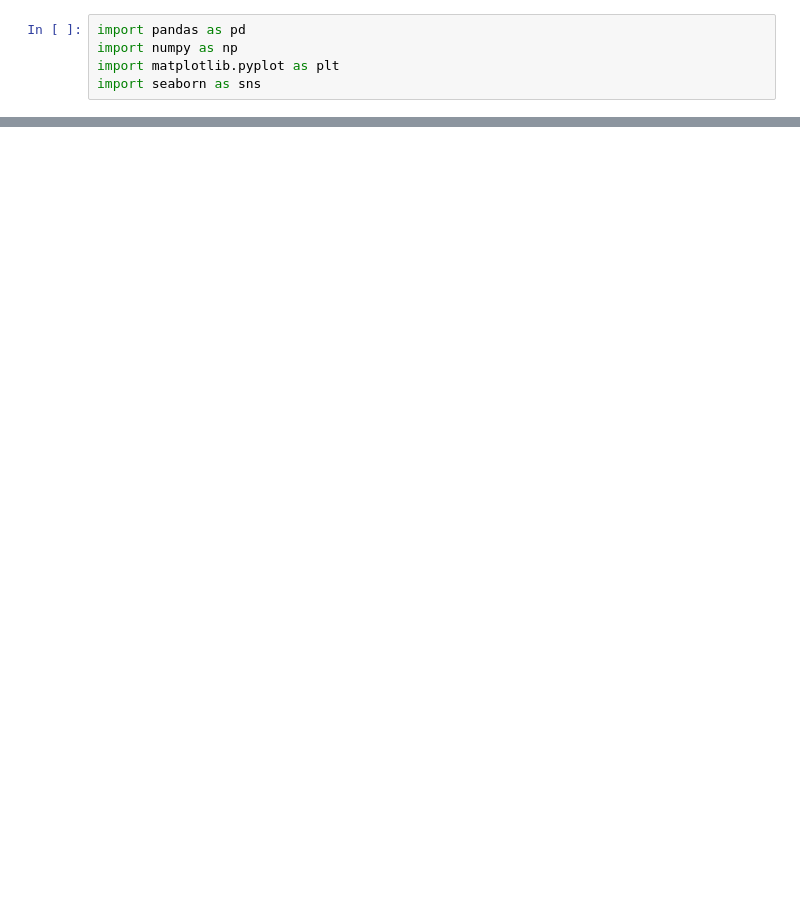
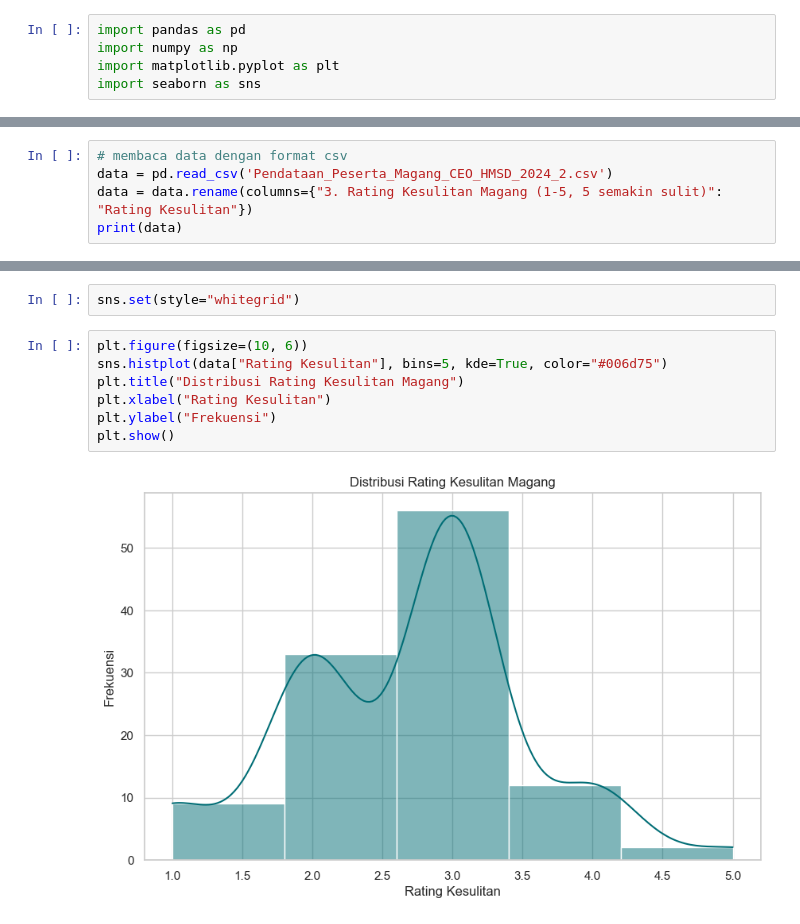
Before and after one commit to FadilAlfaizii/KELOMPOK, a Jupyter notebook: PythonAnalyst_Kelompok03.ipynb, the cells around one changed output, grey strips where cells are left out. Cells and saved outputs as stored; diff of their text form; blank space fills up the shorter version.

```diff
--- a/PythonAnalyst_Kelompok03.ipynb
+++ b/PythonAnalyst_Kelompok03.ipynb
@@ -369,0 +6,5 @@ data_buyer
+# %%
+# membaca data dengan format csv
+data = pd.read_csv('Pendataan_Peserta_Magang_CEO_HMSD_2024_2.csv')
+data = data.rename(columns={"3. Rating Kesulitan Magang (1-5, 5 semakin sulit)": "Rating Kesulitan"})
+print(data)
@@ -369,0 +80,11 @@ data_buyer
+# %%
+sns.set(style="whitegrid")
+# %%
+plt.figure(figsize=(10, 6))
+sns.histplot(data["Rating Kesulitan"], bins=5, kde=True, color="#006d75")
+plt.title("Distribusi Rating Kesulitan Magang")
+plt.xlabel("Rating Kesulitan")
+plt.ylabel("Frekuensi")
+plt.show()
+# %% [output]
+[figure, added]
```
Also changed, not shown: parts of 43 cells of this notebook, 1 other file.
